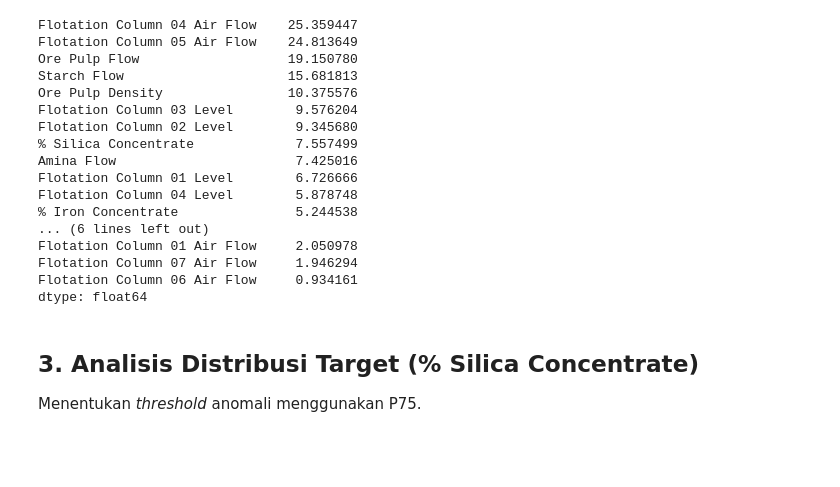
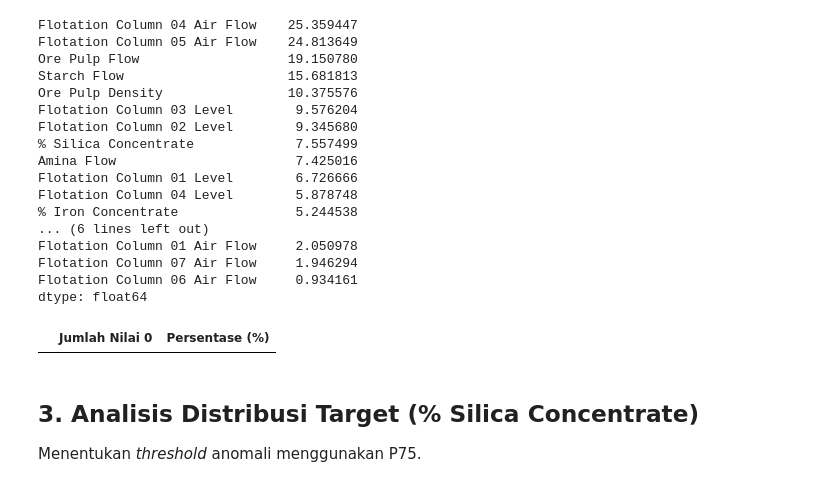
Before and after one commit to YonoBengkel/Tambang, a Jupyter notebook: EDA.ipynb, the cells around one changed output. Saved outputs shown, nothing was run; the diff lists cells and outputs as text; code cells hidden in the pictures; blank space fills up the shorter version.

```diff
--- a/EDA.ipynb
+++ b/EDA.ipynb
@@ -87,6 +87,21 @@ Flotation Column 01 Air Flow     2.050978
 Flotation Column 07 Air Flow     1.946294
 Flotation Column 06 Air Flow     0.934161
 dtype: float64
+# %%
+# Mengecek jumlah dan persentase nilai persis 0 pada setiap kolom numerik
+numeric_df = df.select_dtypes(include=['float64', 'int64'])
+
+zero_counts = (numeric_df == 0).sum()
+zero_pct = (zero_counts / len(numeric_df)) * 100
+
+# Gabungkan hasil dalam bentuk tabel agar mudah dibaca
+zero_df = pd.DataFrame({'Jumlah Nilai 0': zero_counts, 'Persentase (%)': zero_pct})
+
+# Tampilkan hanya kolom yang memiliki setidaknya satu nilai 0
+tabel_nilai_nol = zero_df[zero_df['Jumlah Nilai 0'] > 0].sort_values(by='Persentase (%)', ascending=False)
+tabel_nilai_nol
+# %% [output]
+|  | Jumlah Nilai 0 | Persentase (%) |
 # %% [markdown]
 ## 3. Analisis Distribusi Target (% Silica Concentrate)
 Menentukan *threshold* anomali menggunakan P75.
```
